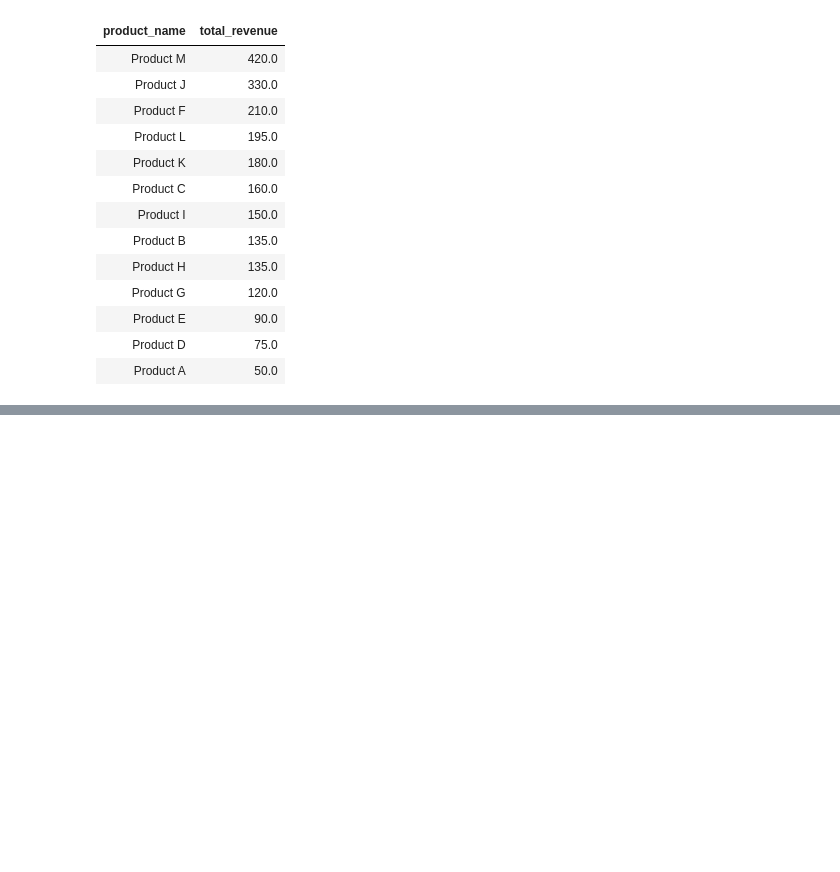
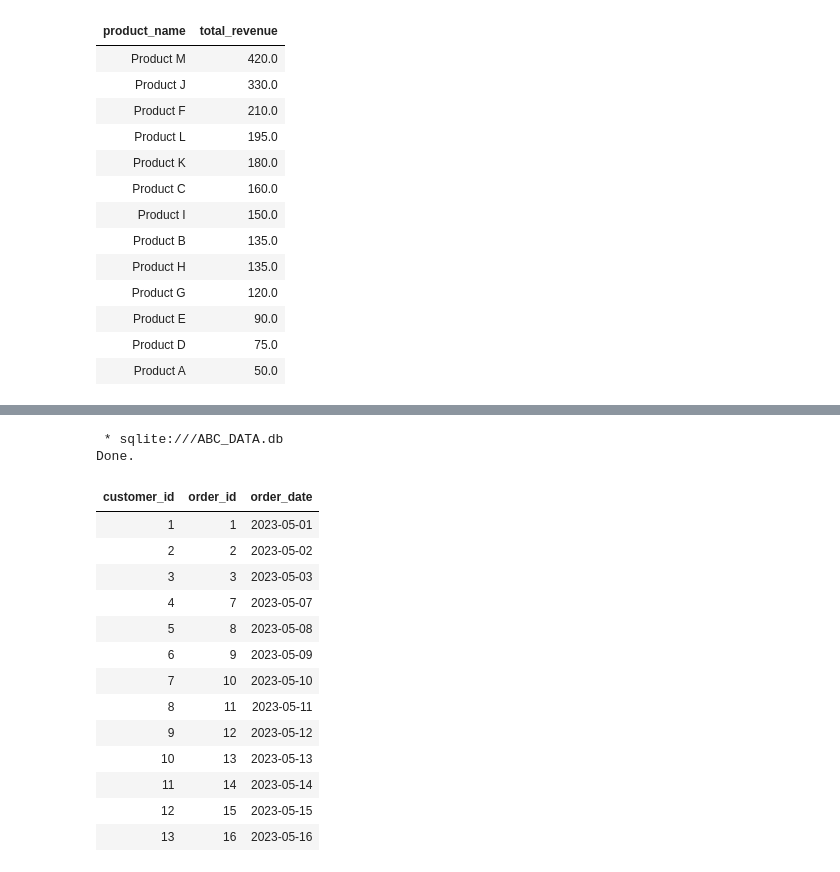
Before and after one commit to mandem296/SQLite-Chinook, a Jupyter notebook: SQL_&_PowerBi_Challenges.ipynb, the cells around one changed output, grey strips where cells are left out. Drawn from its saved outputs; the diff is of its cells as text; code cells hidden in the pictures; blank space fills up the shorter version.

```diff
--- a/SQL_&_PowerBi_Challenges.ipynb
+++ b/SQL_&_PowerBi_Challenges.ipynb
@@ -440,0 +449,30 @@ Done.
+# %%
+#first order by date for each customer
+
+%%sql
+
+SELECT o.customer_id, o.order_id, o.order_date
+FROM orders o
+JOIN (
+    SELECT customer_id, MIN(order_date) AS first_order_date
+    FROM orders
+    GROUP BY customer_id
+) first_orders
+ON o.customer_id = first_orders.customer_id AND o.order_date = first_orders.first_order_date;
+# %% [output]
+ * sqlite:///ABC_DATA.db
+Done.
+| customer_id | order_id | order_date |
+| 1 | 1 | 2023-05-01 |
+| 2 | 2 | 2023-05-02 |
+| 3 | 3 | 2023-05-03 |
+| 4 | 7 | 2023-05-07 |
+| 5 | 8 | 2023-05-08 |
+| 6 | 9 | 2023-05-09 |
+| 7 | 10 | 2023-05-10 |
+| 8 | 11 | 2023-05-11 |
+| 9 | 12 | 2023-05-12 |
+| 10 | 13 | 2023-05-13 |
+| 11 | 14 | 2023-05-14 |
+| 12 | 15 | 2023-05-15 |
+| 13 | 16 | 2023-05-16 |
```
Also changed, not shown: parts of 4 cells of this notebook.
